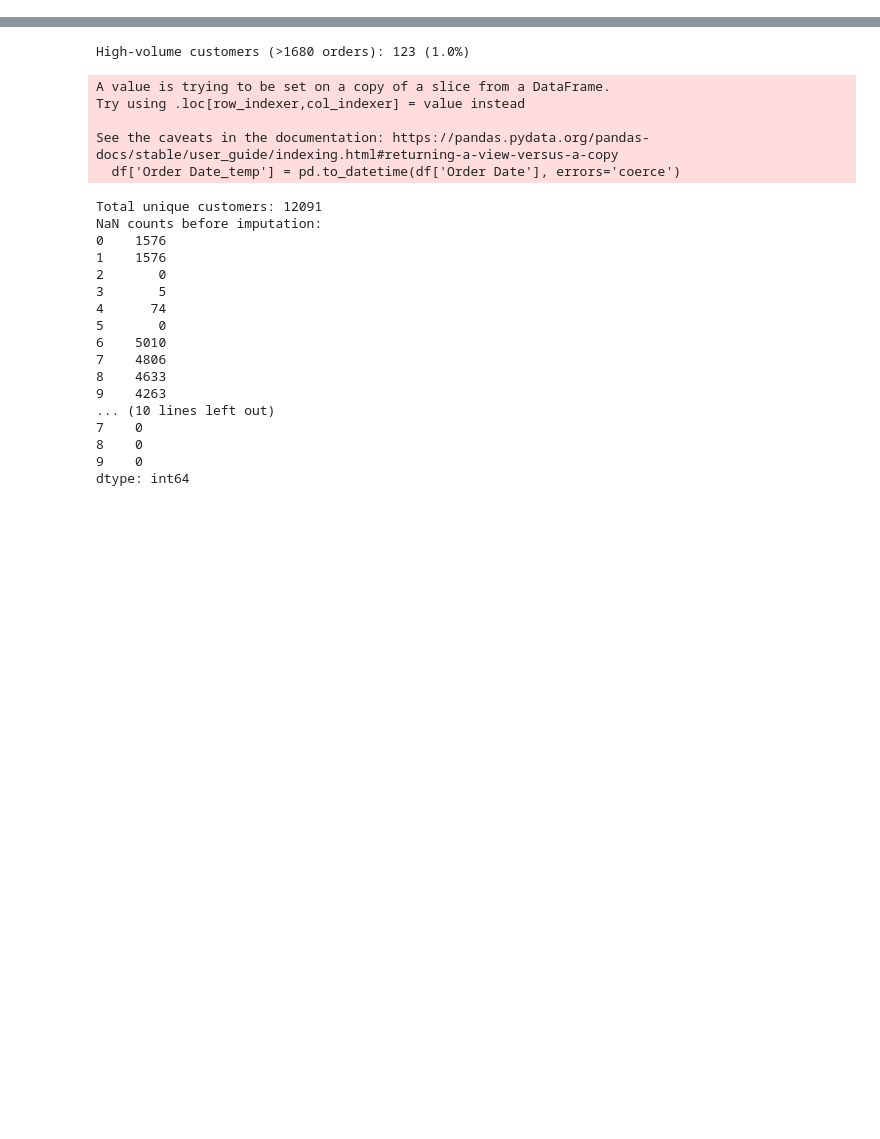
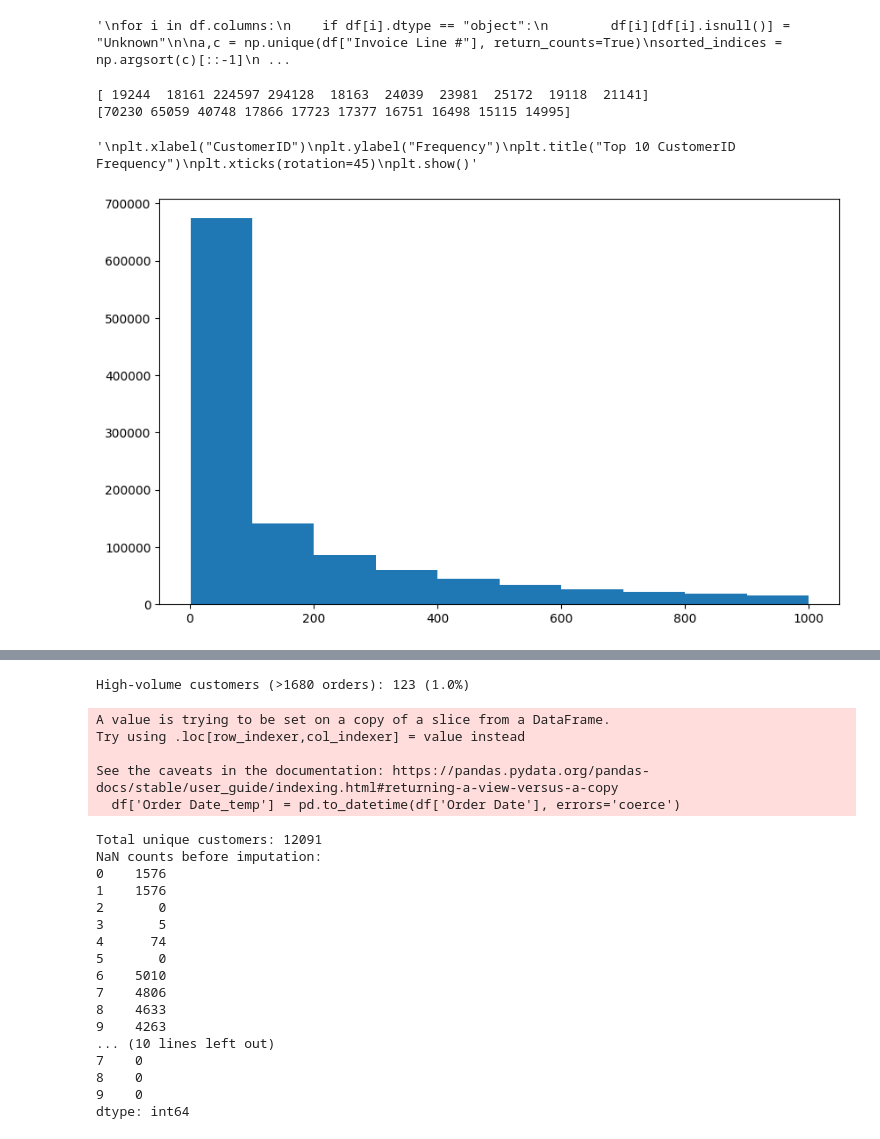
Before and after one commit to Lvlad0022/LUMEN2026, a Jupyter notebook: segmentacija_kmeans.ipynb, the cells around one changed output, grey strips where cells are left out. Saved outputs shown, nothing was run; the diff lists cells and outputs as text; code cells hidden in the pictures; blank space fills up the shorter version.

```diff
--- a/segmentacija_kmeans.ipynb
+++ b/segmentacija_kmeans.ipynb
@@ -13,5 +27,4 @@ df = pd.read_csv(
     "LUMEN_DS.csv",
     sep="|",
     quotechar='"',
-    encoding="utf-16",
-)
+    encoding="utf-16",)
@@ -17,0 +83,10 @@ df = pd.read_csv(
+# %%
+#oldest and youngest InvoiceDate who has format "yyyy-mm-dd" in string format if not in format "yyyy-mm-dd" convert it to that format and then find oldest and youngest date
+df["Order Date"] = pd.to_datetime(df["Order Date"], format="%Y-%m-%d", errors='coerce')
+oldest_date = df["Order Date"].min()
+youngest_date = df["Order Date"].max()
+#second youngest date
+second_youngest_date = df["Order Date"].nlargest(2).iloc[-1]
+print("Oldest Order Date:", oldest_date)
+print("Youngest Order Date:", youngest_date)
+print("Second Youngest Order Date:", second_youngest_date)
@@ -17,0 +126,15 @@ df = pd.read_csv(
+# %%
+"""
+for i in df.columns:
+    if df[i].dtype == "object":
+        df[i][df[i].isnull()] = "Unknown"
+
+a,c = np.unique(df["Invoice Line #"], return_counts=True)
+sorted_indices = np.argsort(c)[::-1]
+sorted_a = a[sorted_indices]
+sorted_c = c[sorted_indices]
+print(sorted_c[:10])
+print(sorted_a[:10])
+"""
+# %% [output]
+'\nfor i in df.columns:\n    if df[i].dtype == "object":\n        df[i][df[i].isnull()] = "Unknown"\n\na,c = np.unique(df["Invoice Line #"], return_counts=True)\nsorted_indices = np.argsort(c)[::-1]\n ...
@@ -17,0 +143,21 @@ df = pd.read_csv(
+# %%
+#frquency plot of unique values in "CustomerID" column
+a,c = np.unique(df["CustomerID"], return_counts=True)
+sorted_indices = np.argsort(c)[::-1]
+sorted_a = a[sorted_indices]
+sorted_c = c[sorted_indices]
+plt.figure(figsize=(10, 6))
+print(sorted_a[:10])
+print(sorted_c[:10])
+plt.hist(range(1, 1001), weights=sorted_c[:1000])
+"""
+plt.xlabel("CustomerID")
+plt.ylabel("Frequency")
+plt.title("Top 10 CustomerID Frequency")
+plt.xticks(rotation=45)
+plt.show()"""
+# %% [output]
+[ 19244  18161 224597 294128  18163  24039  23981  25172  19118  21141]
+[70230 65059 40748 17866 17723 17377 16751 16498 15115 14995]
+'\nplt.xlabel("CustomerID")\nplt.ylabel("Frequency")\nplt.title("Top 10 CustomerID Frequency")\nplt.xticks(rotation=45)\nplt.show()'
+[figure, added]
```
Also changed, not shown: parts of 12 cells of this notebook, 3 other files.
